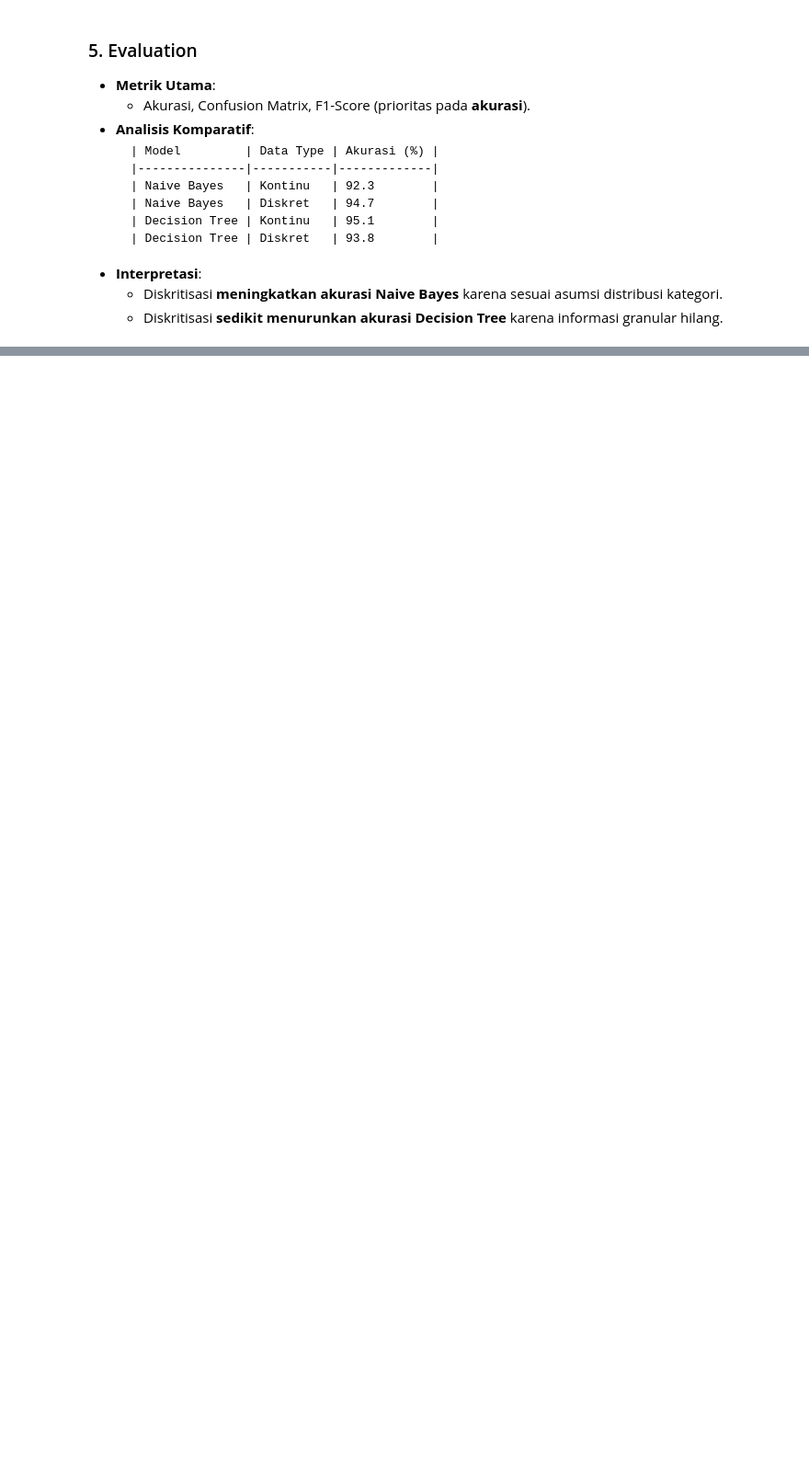
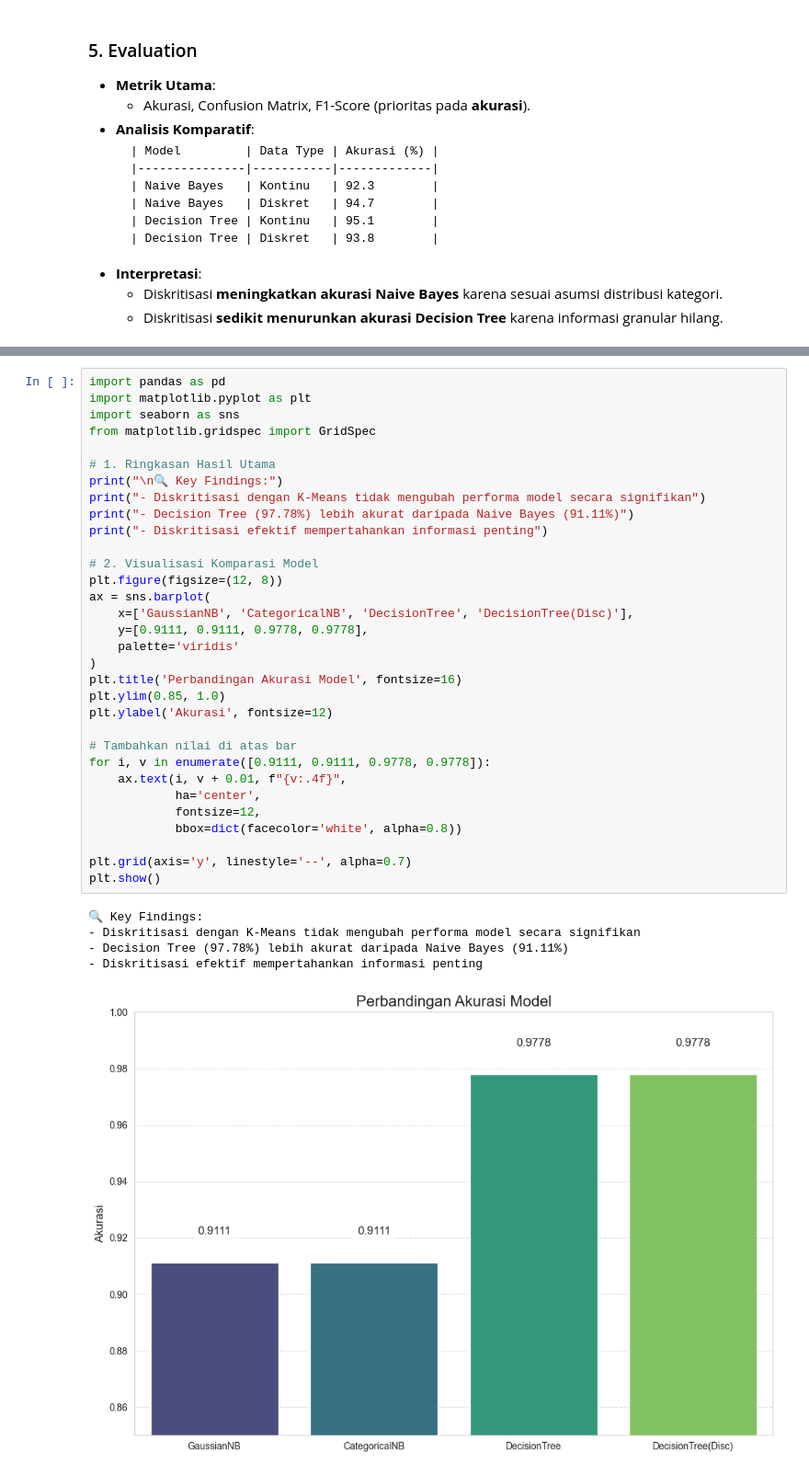
Before and after one commit to rhindottire/Data-Mining, a Jupyter notebook: pendata/Tugas8.ipynb, the cells around one changed output, grey strips where cells are left out. Shown at 92% size. Saved outputs shown, nothing was run; the diff lists cells and outputs as text; blank space fills up the shorter version.

```diff
--- a/pendata/Tugas8.ipynb
+++ b/pendata/Tugas8.ipynb
@@ -1257,0 +1316,38 @@ ValueError: Expected 'estimator' to be a binary classifier. Got 3 classes instea
+# %%
+import pandas as pd
+import matplotlib.pyplot as plt
+import seaborn as sns
+from matplotlib.gridspec import GridSpec
+
+# 1. Ringkasan Hasil Utama
+print("\n🔍 Key Findings:")
+print("- Diskritisasi dengan K-Means tidak mengubah performa model secara signifikan")
+print("- Decision Tree (97.78%) lebih akurat daripada Naive Bayes (91.11%)")
+print("- Diskritisasi efektif mempertahankan informasi penting")
+
+# 2. Visualisasi Komparasi Model
+plt.figure(figsize=(12, 8))
+ax = sns.barplot(
+    x=['GaussianNB', 'CategoricalNB', 'DecisionTree', 'DecisionTree(Disc)'],
+    y=[0.9111, 0.9111, 0.9778, 0.9778],
+    palette='viridis'
+)
+plt.title('Perbandingan Akurasi Model', fontsize=16)
+plt.ylim(0.85, 1.0)
+plt.ylabel('Akurasi', fontsize=12)
+
+# Tambahkan nilai di atas bar
+for i, v in enumerate([0.9111, 0.9111, 0.9778, 0.9778]):
+    ax.text(i, v + 0.01, f"{v:.4f}",
+            ha='center',
+            fontsize=12,
+            bbox=dict(facecolor='white', alpha=0.8))
+
+plt.grid(axis='y', linestyle='--', alpha=0.7)
+plt.show()
+# %% [output]
+🔍 Key Findings:
+- Diskritisasi dengan K-Means tidak mengubah performa model secara signifikan
+- Decision Tree (97.78%) lebih akurat daripada Naive Bayes (91.11%)
+- Diskritisasi efektif mempertahankan informasi penting
+[figure, added]
```
Also changed, not shown: parts of 15 cells of this notebook, 3 other files.
